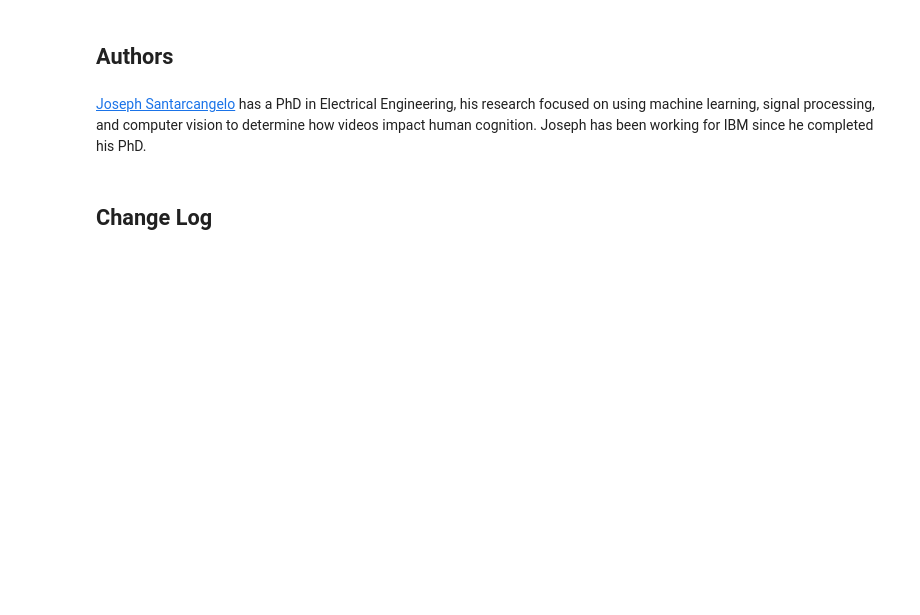
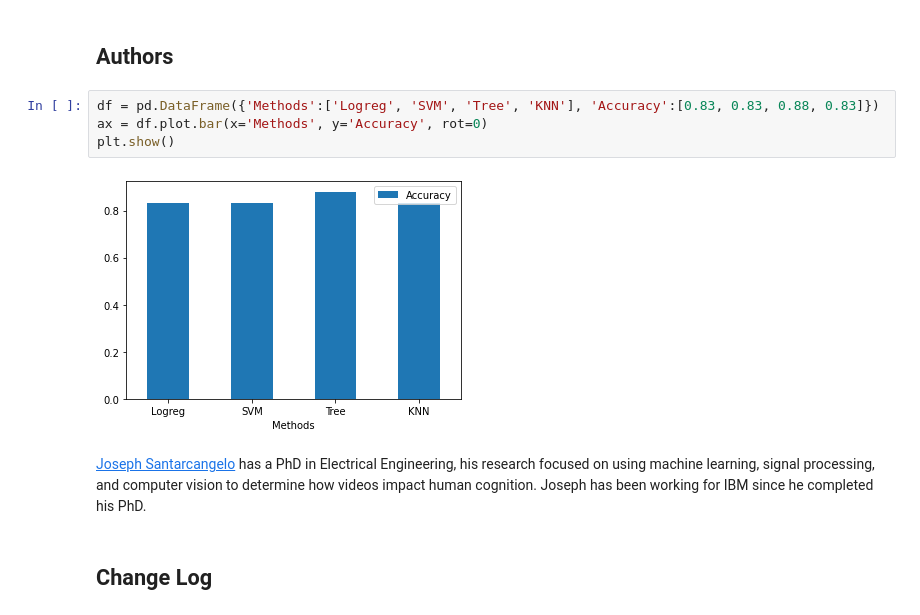
Before and after one commit to Somja/Somja, a Jupyter notebook: Predictive Analysis (Classification).ipynb, the cells around one changed output. Cells and saved outputs as stored; diff of their text form; blank space fills up the shorter version.

```diff
--- a/Predictive Analysis (Classification).ipynb
+++ b/Predictive Analysis (Classification).ipynb
@@ -334,5 +343,11 @@ Find the method performs best:
 # %% [markdown]
 ## Authors
+# %%
+df = pd.DataFrame({'Methods':['Logreg', 'SVM', 'Tree', 'KNN'], 'Accuracy':[0.83, 0.83, 0.88, 0.83]})
+ax = df.plot.bar(x='Methods', y='Accuracy', rot=0)
+plt.show()
+# %% [output]
+[figure, added]
 # %% [markdown]
 <a href="https://www.linkedin.com/in/joseph-s-50398b136/?utm_medium=Exinfluencer&utm_source=Exinfluencer&utm_content=000026UJ&utm_term=10006555&utm_id=NA-SkillsNetwork-Channel-SkillsNetworkCoursesIBMDS0321ENSkillsNetwork26802033-2021-01-01">Joseph Santarcangelo</a> has a PhD in Electrical Engineering, his research focused on using machine learning, signal processing, and computer vision to determine how videos impact human cognition. Joseph has been working for IBM since he completed his PhD.
 # %% [markdown]
```
Also changed, not shown: parts of 3 cells of this notebook.
